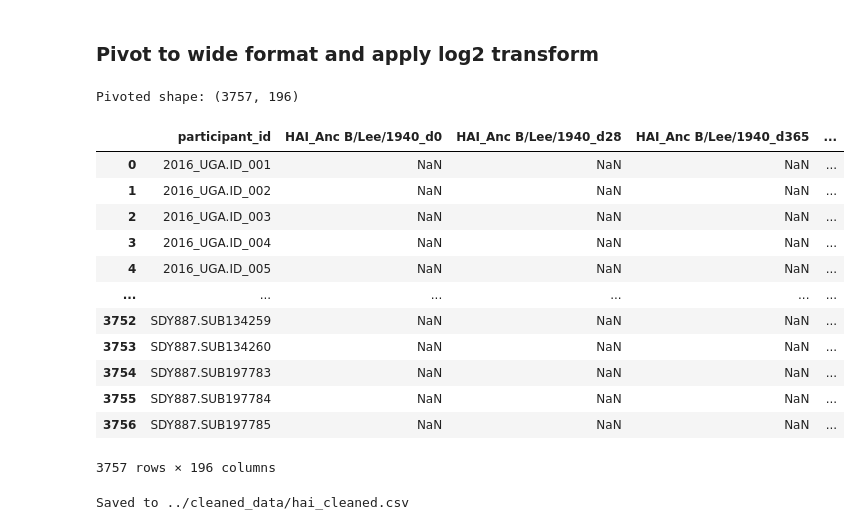
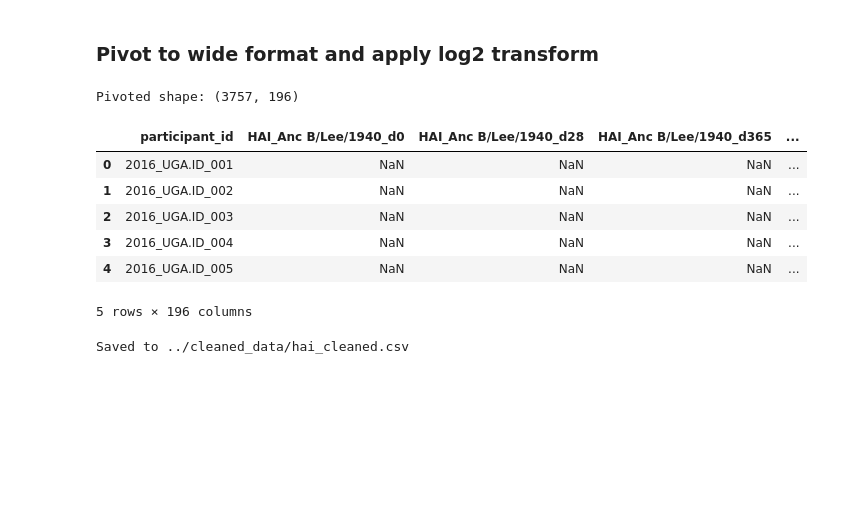
Before and after one commit to DirtyChay/cmi-flu-prediction-challenge-capstone, a Jupyter notebook: data_cleaning/clean_hai.ipynb, the cells around one changed output. Cells and saved outputs as stored; diff of their text form; code cells hidden in the pictures; blank space fills up the shorter version.

```diff
--- a/data_cleaning/clean_hai.ipynb
+++ b/data_cleaning/clean_hai.ipynb
@@ -104,38 +104,32 @@ After timepoint filtering: (121533, 4)
 # %%
 df_train['hai_timepoint'] = (
         'HAI_' + df_train['virus_strain'].astype(str)
         + '_d' + df_train['timepoint'].astype(int).astype(str)
 )
 
 df_train_pivot = df_train.pivot_table(
     index='participant_id',
     columns='hai_timepoint',
     values='value'
 )
 df_train_pivot = df_train_pivot.reset_index()
 df_train_pivot = df_train_pivot.rename_axis(None, axis=1)
 
 for col in df_train_pivot.columns:
     if col != 'participant_id':
         df_train_pivot[col] = df_train_pivot[col].apply(lambda x: np.log2(x) if pd.notna(x) else x)
 
 print(f'Pivoted shape: {df_train_pivot.shape}')
-df_train_pivot
+df_train_pivot.head()
 # %% [output]
 Pivoted shape: (3757, 196)
 |  | participant_id | HAI_Anc B/Lee/1940_d0 | HAI_Anc B/Lee/1940_d28 | HAI_Anc B/Lee/1940_d365 | ... |
 | 0 | 2016_UGA.ID_001 | NaN | NaN | NaN | ... |
 | 1 | 2016_UGA.ID_002 | NaN | NaN | NaN | ... |
 | 2 | 2016_UGA.ID_003 | NaN | NaN | NaN | ... |
 | 3 | 2016_UGA.ID_004 | NaN | NaN | NaN | ... |
 | 4 | 2016_UGA.ID_005 | NaN | NaN | NaN | ... |
-| ... | ... | ... | ... | ... | ... |
-| 3752 | SDY887.SUB134259 | NaN | NaN | NaN | ... |
-| 3753 | SDY887.SUB134260 | NaN | NaN | NaN | ... |
-| 3754 | SDY887.SUB197783 | NaN | NaN | NaN | ... |
-| 3755 | SDY887.SUB197784 | NaN | NaN | NaN | ... |
-| 3756 | SDY887.SUB197785 | NaN | NaN | NaN | ... |
-3757 rows × 196 columns
+5 rows × 196 columns
 # %%
 os.makedirs(CLEAN_DATA_PATH, exist_ok=True)
 df_train_pivot.to_csv(CLEAN_DATA_PATH + '/hai_cleaned.csv', index=False)
```
Also changed, not shown: parts of 1 cell of this notebook, 1 other file.
